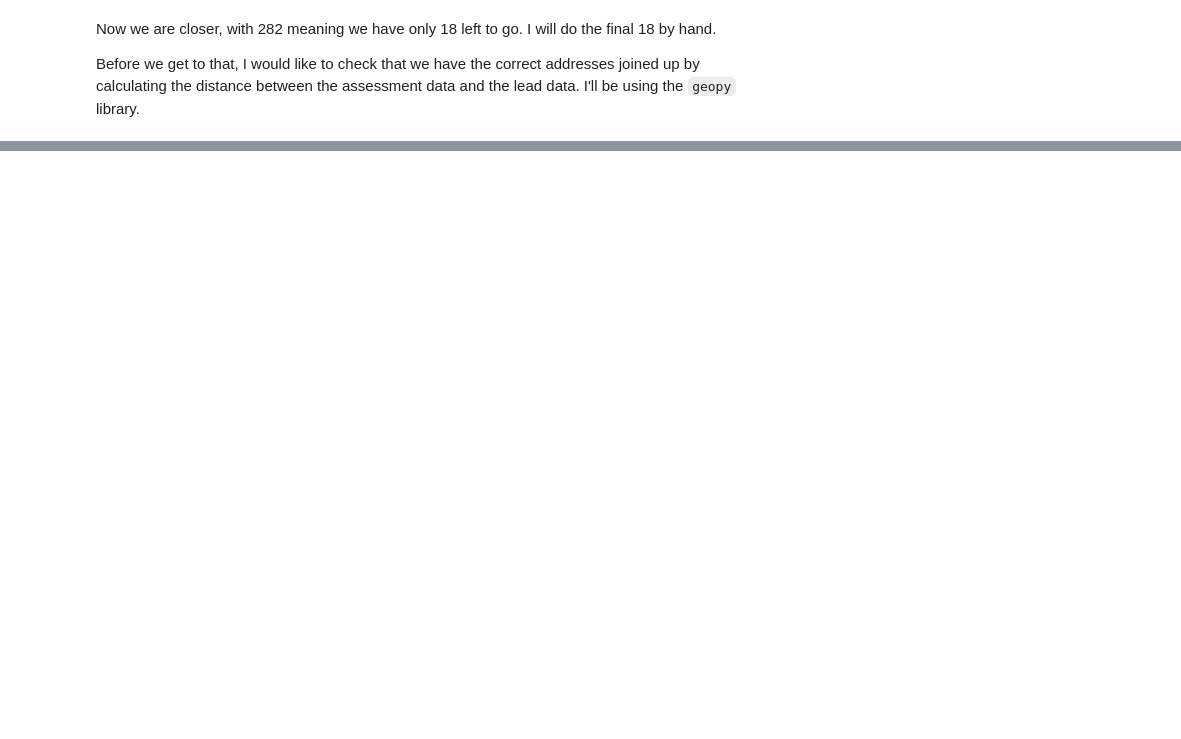
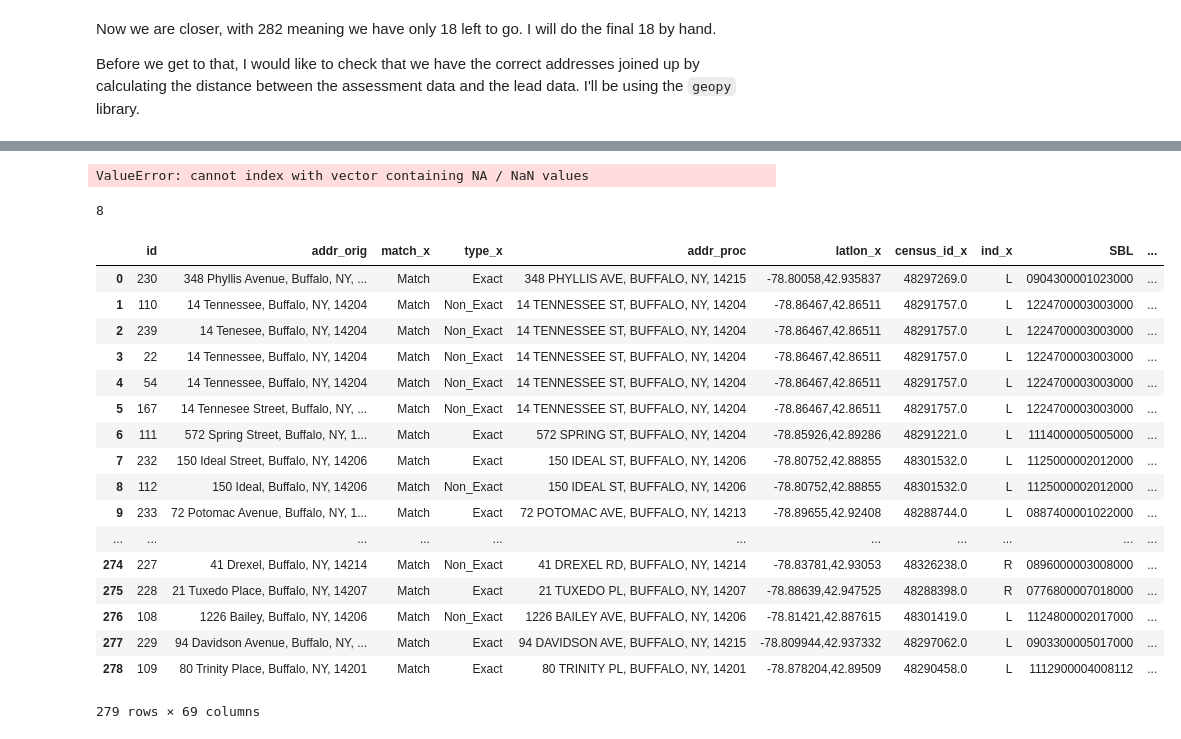
Before and after one commit to nshea3/pbfreebflo-ml, a Jupyter notebook: buffalo_data_process.ipynb, the cells around one changed output, grey strips where cells are left out. Saved outputs shown, nothing was run; the diff lists cells and outputs as text; code cells hidden in the pictures; blank space fills up the shorter version.

```diff
--- a/buffalo_data_process.ipynb
+++ b/buffalo_data_process.ipynb
@@ -230,0 +209,2 @@ buffalo_lead.head()
+# %%
+assessment_data_coded = assessment_df.join(geocoded_results_concat)
@@ -266,2 +285,11 @@ buffalo_lead_na.shape
 # %%
 r = requests.get('https://data.buffalony.gov/resource/kckn-jafw.json', {'latitude': row['Prop_Num_str'], 'street':row['PropStreet'].upper()})
+# %%
+cols = ['id', 'addr_orig', 'match', 'type', 'addr_proc', 'latlon', 'census_id', 'ind']
+lead_bflo = pd.read_csv('data/lead_buffalo_addresses_geocode.csv', error_bad_lines = True, names=cols)
+lead_bflo.dropna(inplace=True)
+#lead_bflo.index = lead_bflo.index.astype(int)
+lead_bflo.shape
+lead_bflo.id = lead_bflo.id.astype(int)
+# %%
+lead_bflo.set_index('id', inplace=True)
@@ -267,0 +323,2 @@ r = requests.get('https://data.buffalony.gov/resource/kckn-jafw.json', {'latitud
+# %%
+lead_bflo_coded = lead_bflo.merge(assessment_data_coded, on='addr_proc', how='inner')
@@ -267,0 +349,4 @@ r = requests.get('https://data.buffalony.gov/resource/kckn-jafw.json', {'latitud
+# %%
+assessment_data_coded.loc[assessment_data_coded['addr_proc'].str.contains(r"348 PHYLLIS AVE, BUFFALO, NY, 14215")]
+# %% [output]
+ValueError: cannot index with vector containing NA / NaN values
@@ -267,0 +358,26 @@ r = requests.get('https://data.buffalony.gov/resource/kckn-jafw.json', {'latitud
+# %%
+lead_dist = grab_distances(lead_bflo_coded)
+len([dist for dist in lead_dist if dist > 100.0])
+# %% [output]
+8
+# %%
+lead_bflo_coded
+# %% [output]
+|  | id | addr_orig | match_x | type_x | addr_proc | latlon_x | census_id_x | ind_x | SBL | ... |
+| 0 | 230 | 348 Phyllis Avenue, Buffalo, NY, ... | Match | Exact | 348 PHYLLIS AVE, BUFFALO, NY, 14215 | -78.80058,42.935837 | 48297269.0 | L | 0904300001023000 | ... |
+| 1 | 110 | 14 Tennessee, Buffalo, NY, 14204 | Match | Non_Exact | 14 TENNESSEE ST, BUFFALO, NY, 14204 | -78.86467,42.86511 | 48291757.0 | L | 1224700003003000 | ... |
+| 2 | 239 | 14 Tenesee, Buffalo, NY, 14204 | Match | Non_Exact | 14 TENNESSEE ST, BUFFALO, NY, 14204 | -78.86467,42.86511 | 48291757.0 | L | 1224700003003000 | ... |
+| 3 | 22 | 14 Tennessee, Buffalo, NY, 14204 | Match | Non_Exact | 14 TENNESSEE ST, BUFFALO, NY, 14204 | -78.86467,42.86511 | 48291757.0 | L | 1224700003003000 | ... |
+| 4 | 54 | 14 Tennessee, Buffalo, NY, 14204 | Match | Non_Exact | 14 TENNESSEE ST, BUFFALO, NY, 14204 | -78.86467,42.86511 | 48291757.0 | L | 1224700003003000 | ... |
+| 5 | 167 | 14 Tennesee Street, Buffalo, NY, ... | Match | Non_Exact | 14 TENNESSEE ST, BUFFALO, NY, 14204 | -78.86467,42.86511 | 48291757.0 | L | 1224700003003000 | ... |
+| 6 | 111 | 572 Spring Street, Buffalo, NY, 1... | Match | Exact | 572 SPRING ST, BUFFALO, NY, 14204 | -78.85926,42.89286 | 48291221.0 | L | 1114000005005000 | ... |
+| 7 | 232 | 150 Ideal Street, Buffalo, NY, 14206 | Match | Exact | 150 IDEAL ST, BUFFALO, NY, 14206 | -78.80752,42.88855 | 48301532.0 | L | 1125000002012000 | ... |
+| 8 | 112 | 150 Ideal, Buffalo, NY, 14206 | Match | Non_Exact | 150 IDEAL ST, BUFFALO, NY, 14206 | -78.80752,42.88855 | 48301532.0 | L | 1125000002012000 | ... |
+| 9 | 233 | 72 Potomac Avenue, Buffalo, NY, 1... | Match | Exact | 72 POTOMAC AVE, BUFFALO, NY, 14213 | -78.89655,42.92408 | 48288744.0 | L | 0887400001022000 | ... |
+| ... | ... | ... | ... | ... | ... | ... | ... | ... | ... | ... |
+| 274 | 227 | 41 Drexel, Buffalo, NY, 14214 | Match | Non_Exact | 41 DREXEL RD, BUFFALO, NY, 14214 | -78.83781,42.93053 | 48326238.0 | R | 0896000003008000 | ... |
+| 275 | 228 | 21 Tuxedo Place, Buffalo, NY, 14207 | Match | Exact | 21 TUXEDO PL, BUFFALO, NY, 14207 | -78.88639,42.947525 | 48288398.0 | R | 0776800007018000 | ... |
+| 276 | 108 | 1226 Bailey, Buffalo, NY, 14206 | Match | Non_Exact | 1226 BAILEY AVE, BUFFALO, NY, 14206 | -78.81421,42.887615 | 48301419.0 | L | 1124800002017000 | ... |
+| 277 | 229 | 94 Davidson Avenue, Buffalo, NY, ... | Match | Exact | 94 DAVIDSON AVE, BUFFALO, NY, 14215 | -78.809944,42.937332 | 48297062.0 | L | 0903300005017000 | ... |
+| 278 | 109 | 80 Trinity Place, Buffalo, NY, 14201 | Match | Exact | 80 TRINITY PL, BUFFALO, NY, 14201 | -78.878204,42.89509 | 48290458.0 | L | 1112900004008112 | ... |
+279 rows × 69 columns
```
Also changed, not shown: parts of 44 cells of this notebook.
